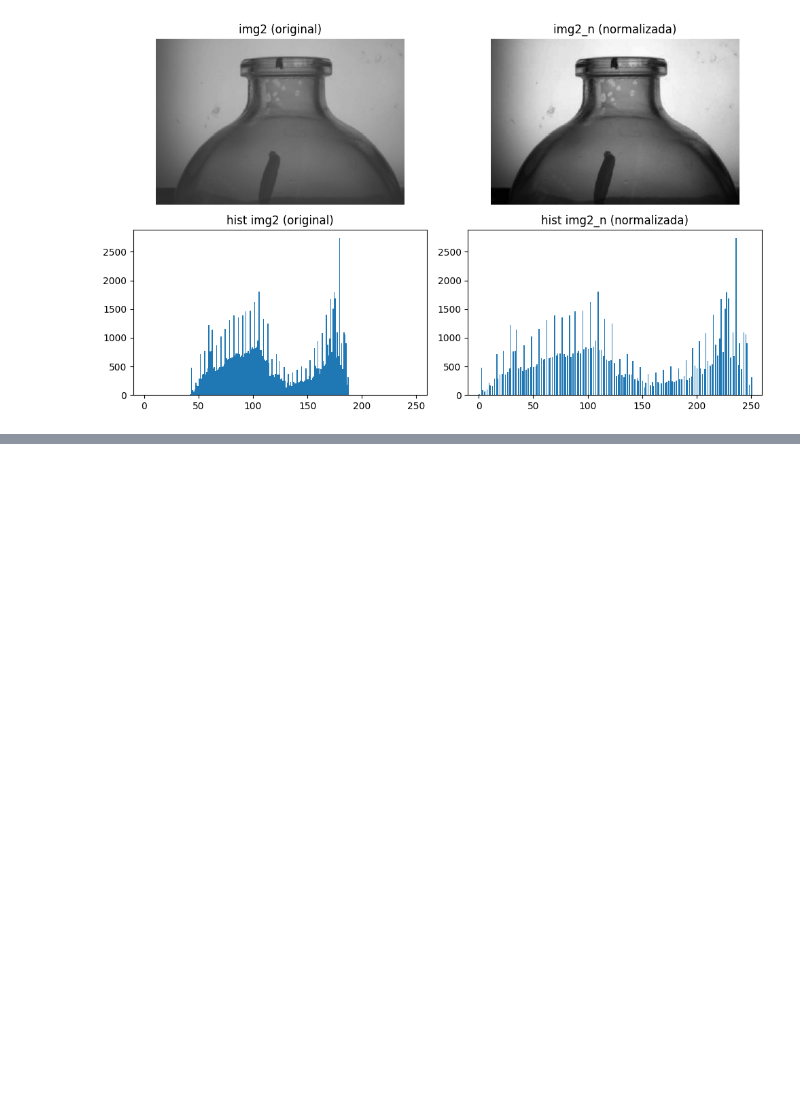
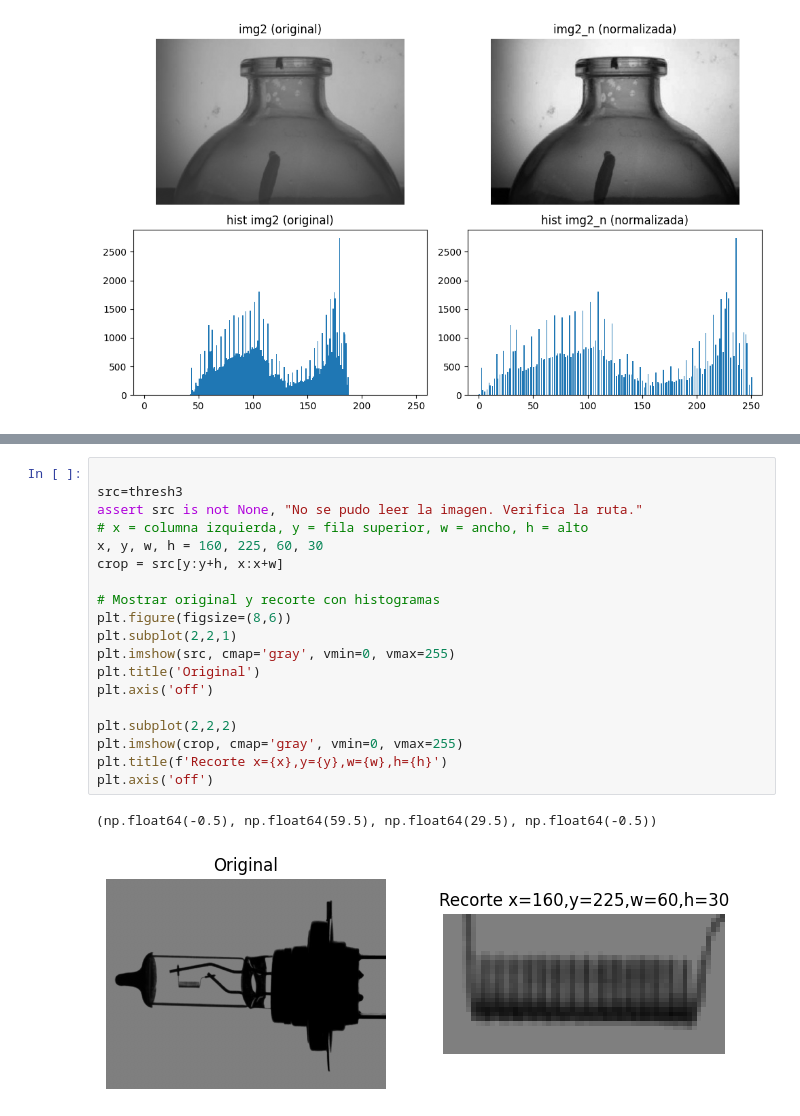
Before and after one commit to KalebG13/Sistemas-de-vision, a Jupyter notebook: Lab_1/Lab1_notebook.ipynb, the cells around one changed output, grey strips where cells are left out. Drawn from its saved outputs; the diff is of its cells as text; blank space fills up the shorter version.

```diff
--- a/Lab_1/Lab1_notebook.ipynb
+++ b/Lab_1/Lab1_notebook.ipynb
@@ -130,0 +187,22 @@ plt.show()
+# %%
+
+src=thresh3
+assert src is not None, "No se pudo leer la imagen. Verifica la ruta."
+# x = columna izquierda, y = fila superior, w = ancho, h = alto
+x, y, w, h = 160, 225, 60, 30
+crop = src[y:y+h, x:x+w]
+
+# Mostrar original y recorte con histogramas
+plt.figure(figsize=(8,6))
+plt.subplot(2,2,1)
+plt.imshow(src, cmap='gray', vmin=0, vmax=255)
+plt.title('Original')
+plt.axis('off')
+
+plt.subplot(2,2,2)
+plt.imshow(crop, cmap='gray', vmin=0, vmax=255)
+plt.title(f'Recorte x={x},y={y},w={w},h={h}')
+plt.axis('off')
+# %% [output]
+(np.float64(-0.5), np.float64(59.5), np.float64(29.5), np.float64(-0.5))
+[figure, added]
```
Also changed, not shown: parts of 3 cells of this notebook, 1 other file.
